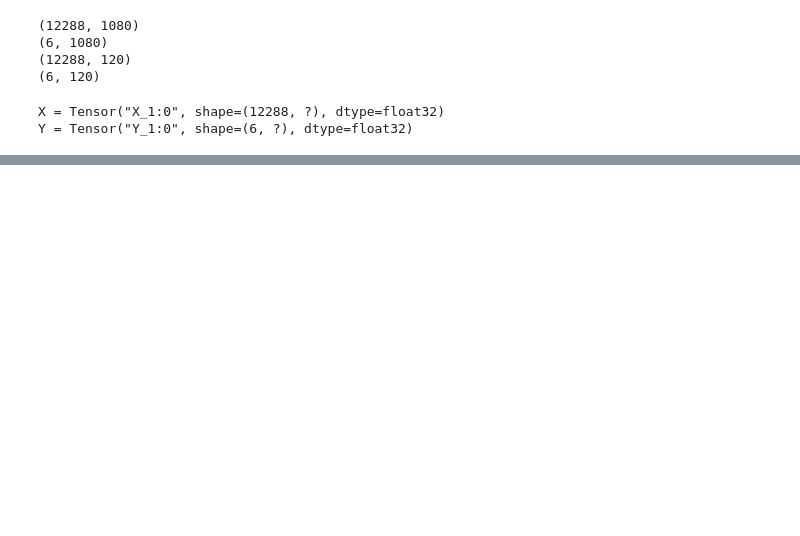
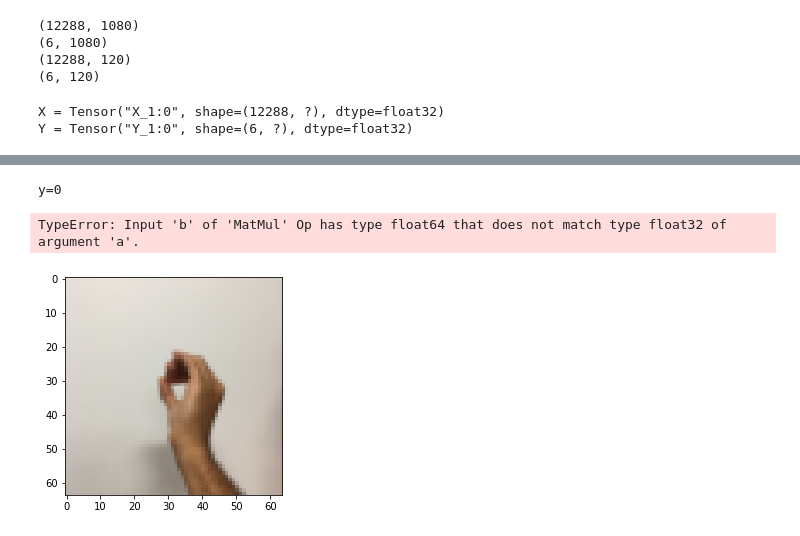
Before and after one commit to ferozferoz/DeepLearn, a Jupyter notebook: Codes/tensorFlow/Image_recognition.ipynb, the cells around one changed output, grey strips where cells are left out. Drawn from its saved outputs; the diff is of its cells as text; code cells hidden in the pictures; blank space fills up the shorter version.

```diff
--- a/Codes/tensorFlow/Image_recognition.ipynb
+++ b/Codes/tensorFlow/Image_recognition.ipynb
@@ -130,0 +249,10 @@ cost = Tensor("Mean:0", shape=(), dtype=float32)
+# %%
+index=1
+plt.imshow(test_set_x_orig[index])
+print("y="+str(np.squeeze(test_set_y_orig[:,index])))
+Z3 = fwd_prop(test_x[:,index],params)
+p = np.argmax(z3)
+# %% [output]
+y=0
+TypeError: Input 'b' of 'MatMul' Op has type float64 that does not match type float32 of argument 'a'.
+[figure, added]
```
Also changed, not shown: parts of 11 cells of this notebook.
